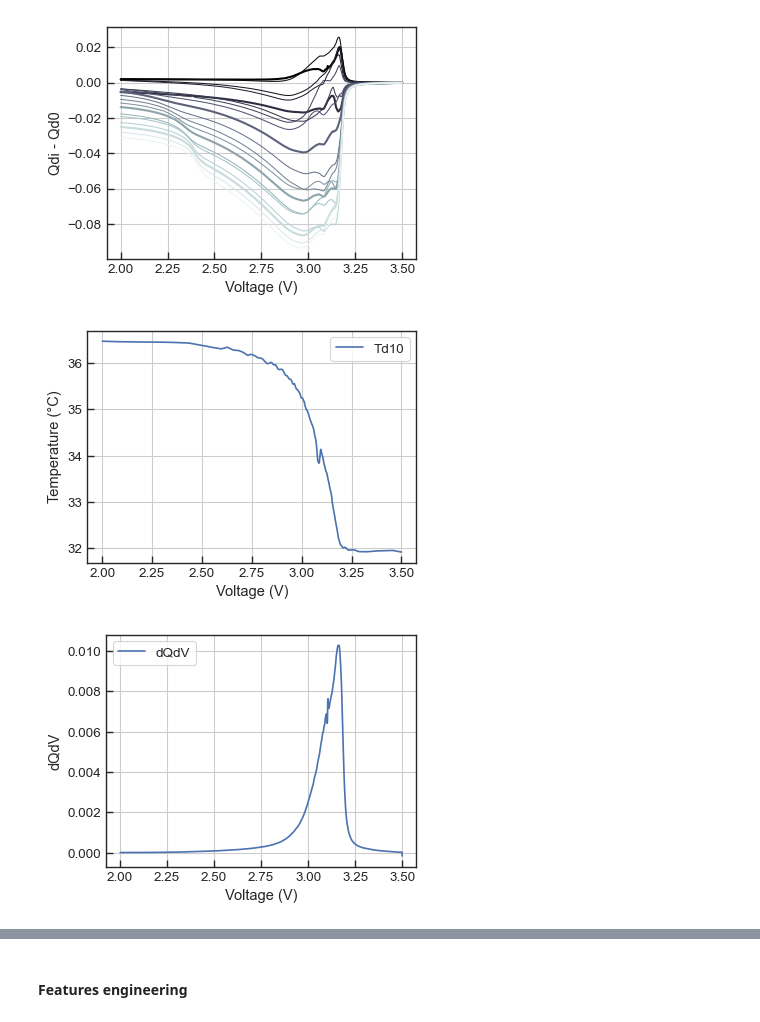
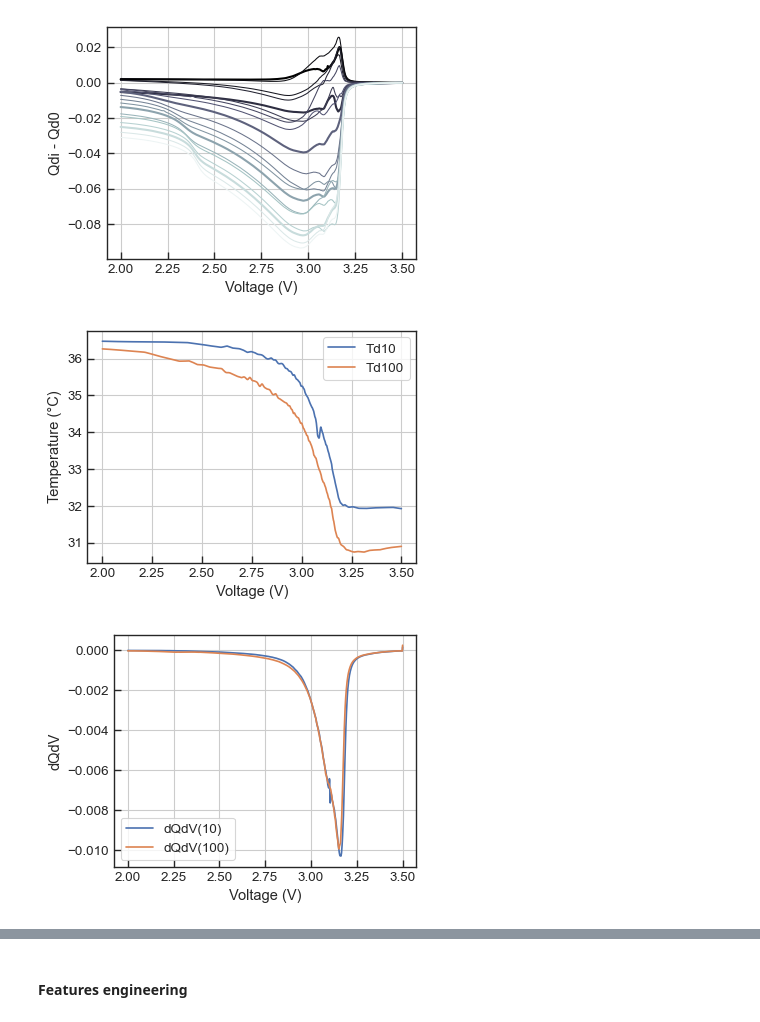
Before and after one commit to sarajcev/data-driven-prediction-of-battery-cycle-life-before-capacity-degradation, a Jupyter notebook: Models.ipynb, the cells around one changed output, grey strips where cells are left out. Saved outputs shown, nothing was run; the diff lists cells and outputs as text; code cells hidden in the pictures.

```diff
--- a/Models.ipynb
+++ b/Models.ipynb
@@ -37,7 +39,9 @@ sns.set_style('ticks', {'xtick.direction':'in', 'ytick.direction':'in'})
 ### Import dataset
 # %%
 # NOTE: Running this cell can take some time.
+path = os.path.dirname('/home/ps/Documents/Batteries/')  # EDIT HERE
 matlab_file = '2018-02-20_batchdata_updated_struct_errorcorrect.mat'
-bat_dict = import_dataset(matlab_file)
+file_path = os.path.join(path, matlab_file)
+bat_dict = import_dataset(file_path)
 # %%
 # This is a nested dictionary object.
@@ -142,7 +150,8 @@ AUC: [-0.0041, -0.0052, 0.0008, 0.0021, 0.0125, 0.0131, 0.0118, 0.0168, 0.0255,
 [figure]
 # %%
 fig, ax = plt.subplots(figsize=(4,3))
-ax.plot(v, Td, label='Td10')
+ax.plot(v, Td10, label='Td10')
+ax.plot(v, Td100, label='Td100')
 ax.legend(loc='best')
 ax.set_xlabel('Voltage (V)')
 ax.set_ylabel('Temperature (°C)')
@@ -150,20 +159,21 @@ ax.grid(True)
 fig.tight_layout()
 plt.show()
 # %% [output]
-[figure, old version]
+[figure, new version]
 # %%
-dQ_dV = np.diff(Qd10, prepend=0)
-
+dQdV10 = np.diff(Qd10, prepend=0)
+dQdV100 = np.diff(Qd100, prepend=0)
 fig, ax = plt.subplots(figsize=(4,3))
-ax.plot(v, dQ_dV, label='dQdV')
+ax.plot(v, -dQdV10, label='dQdV(10)')
+ax.plot(v, -dQdV100, label='dQdV(100)')
 ax.legend(loc='best')
 ax.set_xlabel('Voltage (V)')
 ax.set_ylabel('dQdV')
 ax.grid(True)
 fig.tight_layout()
 plt.show()
 # %% [output]
-[figure, old version]
+[figure, new version]
 # %% [markdown]
 ### Regression models
 
```
Also changed, not shown: parts of 31 cells of this notebook, 1 other file.
